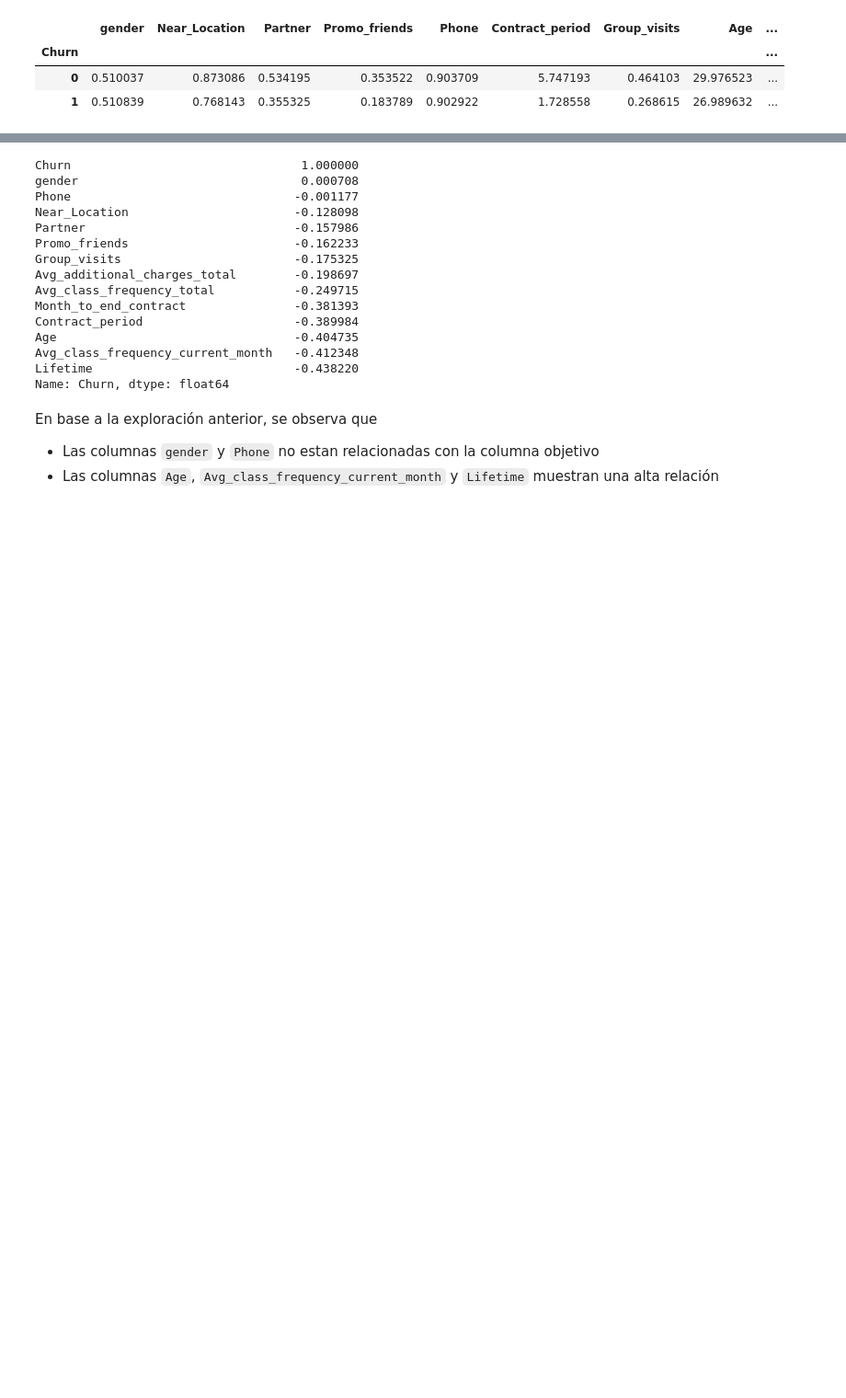
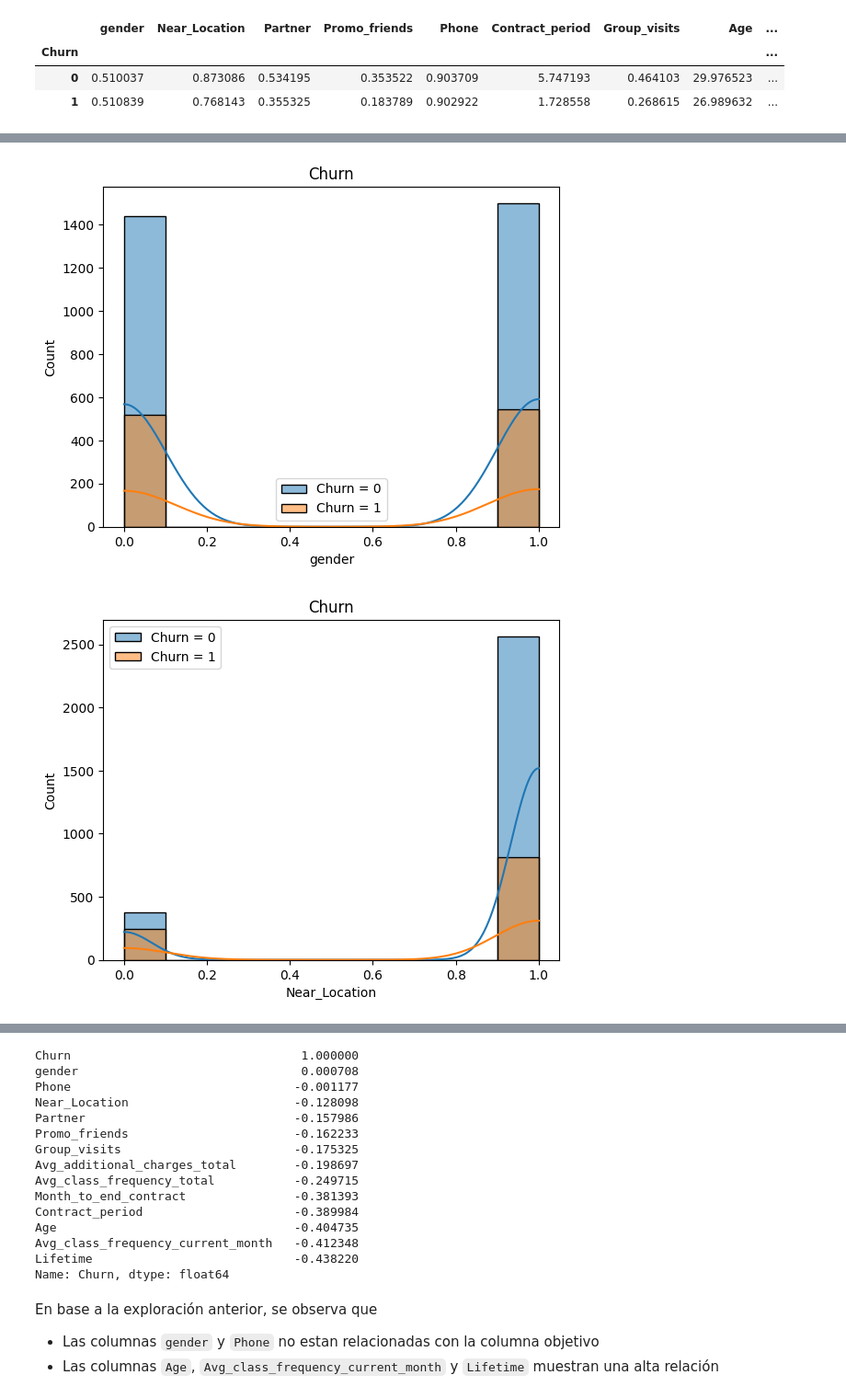
Before and after one commit to HesusG/da-ds-notebook-solutions, a Jupyter notebook: LATAM V7 DADS/9-14 DA/SP13 Forecasts and Predictions/P Spanish Version/S13 SOL - Pronósticos y predicciones.ipynb, the cells around one changed output, grey strips where cells are left out. Shown at 92% size. Saved outputs shown, nothing was run; the diff lists cells and outputs as text; code cells hidden in the pictures; blank space fills up the shorter version.

```diff
--- a/LATAM V7 DADS/9-14 DA/SP13 Forecasts and Predictions/P Spanish Version/S13 SOL - Pronósticos y predicciones.ipynb
+++ b/LATAM V7 DADS/9-14 DA/SP13 Forecasts and Predictions/P Spanish Version/S13 SOL - Pronósticos y predicciones.ipynb
@@ -113,17 +117,3 @@ df.groupby('Churn').mean()
 | Churn |  |  |  |  |  |  |  |  | ... |
 | 0 | 0.510037 | 0.873086 | 0.534195 | 0.353522 | 0.903709 | 5.747193 | 0.464103 | 29.976523 | ... |
 | 1 | 0.510839 | 0.768143 | 0.355325 | 0.183789 | 0.902922 | 1.728558 | 0.268615 | 26.989632 | ... |
-# %%
-# Crear graficas con bucle
-for col in df.columns:
-    for value in df["Churn"].unique():
-        sns.histplot(
-            data=df[df["Churn"] == value],
-            x=col,
-            label=f'{"Churn"} = {value}',
-            bins=10,
-            kde=True
-        )
-    plt.title(col)
-    plt.legend()
-    plt.show()
@@ -144,0 +120,21 @@ for col in df.columns:
+# %%
+# Función para graficar
+def graficar(col_name):
+    # Crear grafica por cada caracteristica
+    for col in df.columns:
+        for value in df[col_name].unique():
+            sns.histplot(
+                data=df[df[col_name] == value],
+                x=col,
+                label=f'{col_name} = {value}',
+                bins=10,
+                kde=True
+                )
+        plt.title(col_name)
+        plt.legend()
+        plt.show()
+# %%
+graficar("Churn")
+# %% [output]
+[figure, added]
+[figure, added]
```
Also changed, not shown: parts of 25 cells of this notebook.
